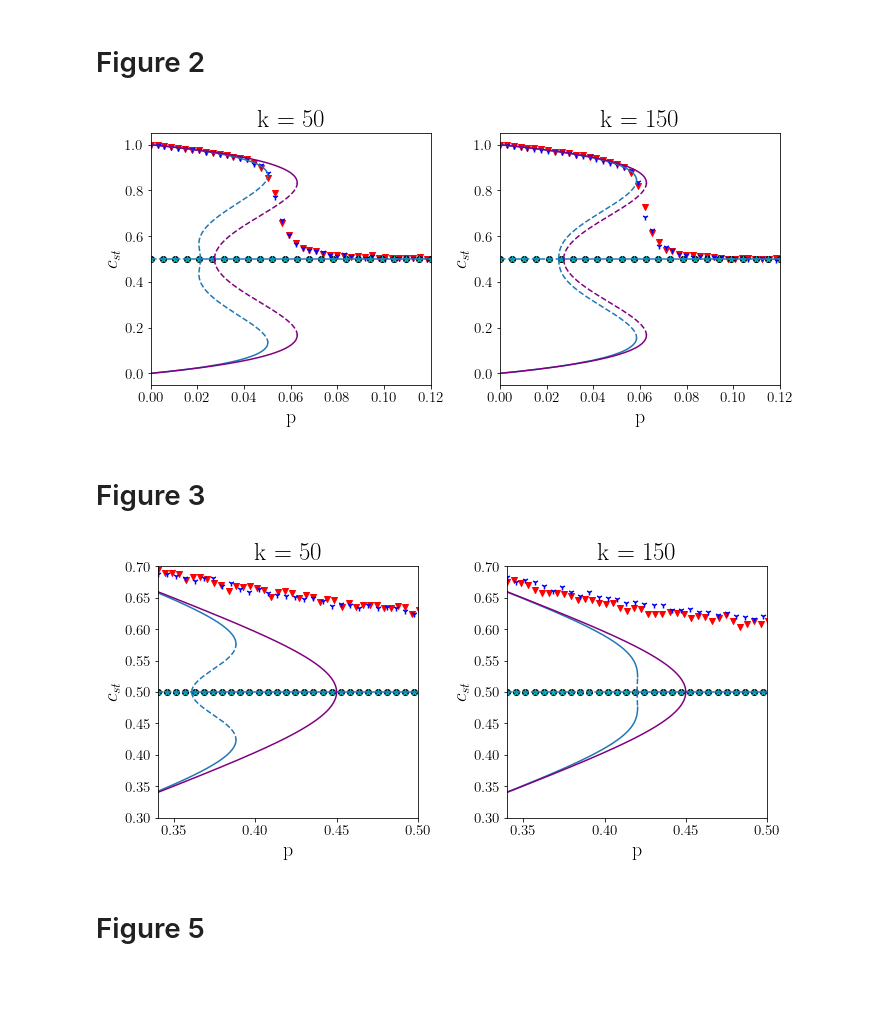
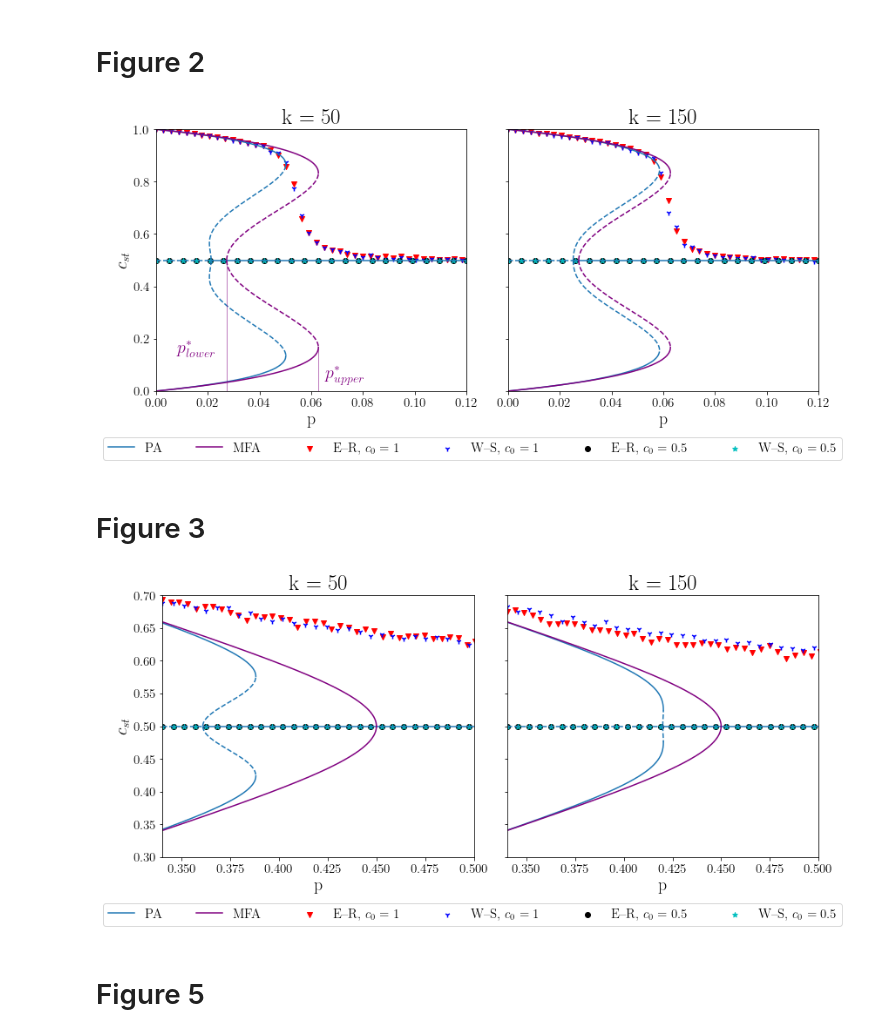
Before and after one commit to pucandrzej/DPOCN_project, a Jupyter notebook: reproduction_of_article_graphs.ipynb, the cells around one changed output. Cells and saved outputs as stored; diff of their text form; code cells hidden in the pictures; blank space fills up the shorter version.

Commit message:
legends added

```diff
--- a/reproduction_of_article_graphs.ipynb
+++ b/reproduction_of_article_graphs.ipynb
@@ -56,7 +56,7 @@ upper_spinodal_R = SFP_R[0:-1][np.abs(np.diff(SFP_R)) == np.max(np.abs(np.diff(S
 C_R = np.linspace(0.5001, upper_spinodal_R, 10000)
 UFP_R = PA_unstable_fixed_points(C_R, k_R, q_a, q_c, IC_UFP, interpolate = True)
 # %%
-fig, axs = plt.subplots(ncols = 2, figsize = (Image_width, 0.5 * Image_width))
+fig, axs = plt.subplots(ncols = 2, figsize = (1.2*Image_width, 0.6 * Image_width), sharey=True)
 
 ax = axs[0]
 # PA
@@ -76,9 +76,18 @@ ax.plot(MFA_results[np.where(MFA_results == np.max(MFA_results))[0][0]:], np.lin
 ax.plot(MFA_results[:np.where(MFA_results == np.max(MFA_results))[0][0]], 1 - np.linspace(0.5, 1, 10000)[:np.where(MFA_results == np.max(MFA_results))[0][0]], color = 'purple', linestyle = '--')
 ax.plot(MFA_results[np.where(MFA_results == np.max(MFA_results))[0][0]:], 1 - np.linspace(0.5, 1, 10000)[np.where(MFA_results == np.max(MFA_results))[0][0]:], color = 'purple')
 ax.set_xlim(x_ax_limits)
+ax.set_ylim([0, 1])
 
-plot_figure(4, 10, 50, 1, ax)
-plot_figure(4, 10, 50, 1, ax, "ws")
+plot_figure(4, 10, 50, 1, ax, add_label = False)
+plot_figure(4, 10, 50, 1, ax, "ws", add_label = False)
+
+# spinodals
+ax.axvline(x = MFA_results[np.where(MFA_results == np.max(MFA_results))[0][0]],
+            ymin = 0, ymax = 1 - np.linspace(0.5, 1, 10000)[np.where(MFA_results == np.max(MFA_results))[0][0]], color = 'purple', linewidth = 0.5)
+ax.text(0.065, 0.05, '$p^\\ast_{upper}$', color = 'purple')
+ax.axvline(x = MFA_results[0],
+            ymin = 0, ymax = 0.5, color = 'purple', linewidth = 0.5)
+ax.text(0.008, 0.15, '$p^\\ast_{lower}$', color = 'purple')
 
 xs = np.linspace(0, 0.12, 24)
 vals = 0.5 * np.ones([1, 24])
@@ -93,7 +102,7 @@ ax = axs[1]
 # PA
 # upper part
 ax.plot(UFP_R, C_R, '--')
-ax.plot(P[SFP_R >= upper_spinodal_R], SFP_R[SFP_R >= upper_spinodal_R], color = ax.get_lines()[-1].get_c())
+ax.plot(P[SFP_R >= upper_spinodal_R], SFP_R[SFP_R >= upper_spinodal_R], color = ax.get_lines()[-1].get_c(), label = "PA")
 ax.hlines(y = 0.5, xmin = x_ax_limits[0], xmax = UFP_R[0], linestyles = '--')
 ax.hlines(y = 0.5, xmin = UFP_R[0], xmax = x_ax_limits[1])
 # lower part
@@ -101,33 +110,37 @@ ax.plot(UFP_R, 1 - C_R, '--', color = ax.get_lines()[-1].get_c())
 ax.plot(P[SFP_R >= upper_spinodal_R], 1 - SFP_R[SFP_R >= upper_spinodal_R], color = ax.get_lines()[-1].get_c())
 # MFA
 # upper part
-ax.plot(MFA_results[:np.where(MFA_results == np.max(MFA_results))[0][0]], np.linspace(0.5, 1, 10000)[:np.where(MFA_results == np.max(MFA_results))[0][0]], color = 'purple', linestyle = '--')
-ax.plot(MFA_results[np.where(MFA_results == np.max(MFA_results))[0][0]:], np.linspace(0.5, 1, 10000)[np.where(MFA_results == np.max(MFA_results))[0][0]:], color = 'purple')
+ax.plot(MFA_results[:np.where(MFA_results == np.max(MFA_results))[0][0]],
+            np.linspace(0.5, 1, 10000)[:np.where(MFA_results == np.max(MFA_results))[0][0]],
+            color = 'purple', linestyle = '--')
+ax.plot(MFA_results[np.where(MFA_results == np.max(MFA_results))[0][0]:],
+            np.linspace(0.5, 1, 10000)[np.where(MFA_results == np.max(MFA_results))[0][0]:],
+            color = 'purple', label = "MFA")
 # lower part
 ax.plot(MFA_results[:np.where(MFA_results == np.max(MFA_results))[0][0]], 1 - np.linspace(0.5, 1, 10000)[:np.where(MFA_results == np.max(MFA_results))[0][0]], color = 'purple', linestyle = '--')
 ax.plot(MFA_results[np.where(MFA_results == np.max(MFA_results))[0][0]:], 1 - np.linspace(0.5, 1, 10000)[np.where(MFA_results == np.max(MFA_results))[0][0]:], color = 'purple')
 
-ax = axs[1]
-
 plot_figure(4, 10, 150, 1, ax)
 plot_figure(4, 10, 150, 1, ax, "ws")
-
 
 xs = np.linspace(0, 0.12, 24)
 vals = 0.5 * np.ones([1, 24])
 
-ax.scatter(xs, vals, marker="o", color="k")
-ax.scatter(xs, vals, marker='*', color="c")
+ax.scatter(xs, vals, marker="o", color="k", label = "E--R, $c_0 = 0.5$")
+ax.scatter(xs, vals, marker='*', color="c", label = "W--S, $c_0 = 0.5$")
 
 ax.set_xlim(x_ax_limits)
+ax.set_ylim([0, 1])
 ax.set_xlabel('p')
-ax.set_ylabel('$c_{st}$')
 ax.set_title('k = 150')
 
-plt.tight_layout()
+fig.legend(loc = "lower right", mode = 'expand', ncol = 6)
+fig.tight_layout()
+fig.subplots_adjust(bottom = 0.2)
+
 plt.savefig('Figures/Fig_2.jpg', bbox_inches = 'tight', dpi = 500)
 # %% [output]
-[figure, old version]
+[figure, new version]
 # %% [markdown]
 # Figure 3
 # %%
@@ -148,7 +161,7 @@ upper_spinodal_R = np.nanmax(SUFP_R)
 
 MFA_results = MFA_equation(np.linspace(0.5001, 1, 10000), q_a, q_c)
 # %%
-fig, axs = plt.subplots(ncols = 2, figsize = (Image_width, 0.5 * Image_width))
+fig, axs = plt.subplots(ncols = 2, figsize = (1.2*Image_width, 0.6 * Image_width), sharey = True)
 
 ax = axs[0]
 # PA
@@ -168,8 +181,8 @@ ax.plot(MFA_results[np.where(MFA_results == np.max(MFA_results))[0][0]:], np.lin
 ax.plot(MFA_results[:np.where(MFA_results == np.max(MFA_results))[0][0]], 1 - np.linspace(0.5, 1, 10000)[:np.where(MFA_results == np.max(MFA_results))[0][0]], color = 'purple', linestyle = '--')
 ax.plot(MFA_results[np.where(MFA_results == np.max(MFA_results))[0][0]:], 1 - np.linspace(0.5, 1, 10000)[np.where(MFA_results == np.max(MFA_results))[0][0]:], color = 'purple')
 
-plot_figure(10, 10, 50, 1, ax)
-plot_figure(10, 10, 50, 1, ax, "ws")
+plot_figure(10, 10, 50, 1, ax, add_label = False)
+plot_figure(10, 10, 50, 1, ax, "ws", add_label = False)
 
 xs = np.linspace(0.34, 0.74, 72)
 vals = 0.5 * np.ones([1, 72])
@@ -188,40 +201,44 @@ ax = axs[1]
 # PA
 # upper part
 ax.plot(SUFP_R[:np.nanargmax(SUFP_R)], C[:np.nanargmax(SUFP_R)], '--')
-ax.plot(SUFP_R[np.nanargmax(SUFP_R):], C[np.nanargmax(SUFP_R):], color = ax.get_lines()[-1].get_c())
+ax.plot(SUFP_R[np.nanargmax(SUFP_R):], C[np.nanargmax(SUFP_R):], color = ax.get_lines()[-1].get_c(), label = "PA")
 ax.hlines(y = 0.5, xmin = x_ax_limits[0], xmax = SUFP_R[0], linestyles = '--')
 ax.hlines(y = 0.5, xmin = SUFP_R[0], xmax = x_ax_limits[1])
 # lower part
 ax.plot(SUFP_R[:np.nanargmax(SUFP_R)], 1 - C[:np.nanargmax(SUFP_R)], '--', color = ax.get_lines()[-1].get_c())
 ax.plot(SUFP_R[np.nanargmax(SUFP_R):], 1- C[np.nanargmax(SUFP_R):], color = ax.get_lines()[-1].get_c())
 # MFA
 # upper part
 ax.plot(MFA_results[:np.where(MFA_results == np.max(MFA_results))[0][0]], np.linspace(0.5, 1, 10000)[:np.where(MFA_results == np.max(MFA_results))[0][0]], color = 'purple', linestyle = '--')
-ax.plot(MFA_results[np.where(MFA_results == np.max(MFA_results))[0][0]:], np.linspace(0.5, 1, 10000)[np.where(MFA_results == np.max(MFA_results))[0][0]:], color = 'purple')
+ax.plot(MFA_results[np.where(MFA_results == np.max(MFA_results))[0][0]:],
+            np.linspace(0.5, 1, 10000)[np.where(MFA_results == np.max(MFA_results))[0][0]:],
+            color = 'purple', label = "MFA")
 # lower part
 ax.plot(MFA_results[:np.where(MFA_results == np.max(MFA_results))[0][0]], 1 - np.linspace(0.5, 1, 10000)[:np.where(MFA_results == np.max(MFA_results))[0][0]], color = 'purple', linestyle = '--')
 ax.plot(MFA_results[np.where(MFA_results == np.max(MFA_results))[0][0]:], 1 - np.linspace(0.5, 1, 10000)[np.where(MFA_results == np.max(MFA_results))[0][0]:], color = 'purple')
 
 
 plot_figure(10, 10, 150, 1, ax)
 plot_figure(10, 10, 150, 1, ax, "ws")
 
 xs = np.linspace(0.34, 0.74, 72)
 vals = 0.5 * np.ones([1, 72])
 
-ax.scatter(xs, vals, marker="o", color="k")
-ax.scatter(xs, vals, marker='*', color="c")
+ax.scatter(xs, vals, marker="o", color="k", label = "E--R, $c_0 = 0.5$")
+ax.scatter(xs, vals, marker='*', color="c", label = "W--S, $c_0 = 0.5$")
 
 ax.set_xlim(x_ax_limits)
 ax.set_ylim([0.3, 0.7])
 ax.set_xlabel('p')
-ax.set_ylabel('$c_{st}$')
 ax.set_title('k = 150')
 
-plt.tight_layout()
+fig.legend(loc = "lower right", mode = 'expand', ncol = 6)
+fig.tight_layout()
+fig.subplots_adjust(bottom = 0.2)
+
 plt.savefig('Figures/Fig_3.jpg', bbox_inches = 'tight', dpi = 500)
 # %% [output]
-[figure, old version]
+[figure, new version]
 # %% [markdown]
 # Figure 5
 # %%
```
Also changed, not shown: parts of 1 cell of this notebook, 4 other files.
